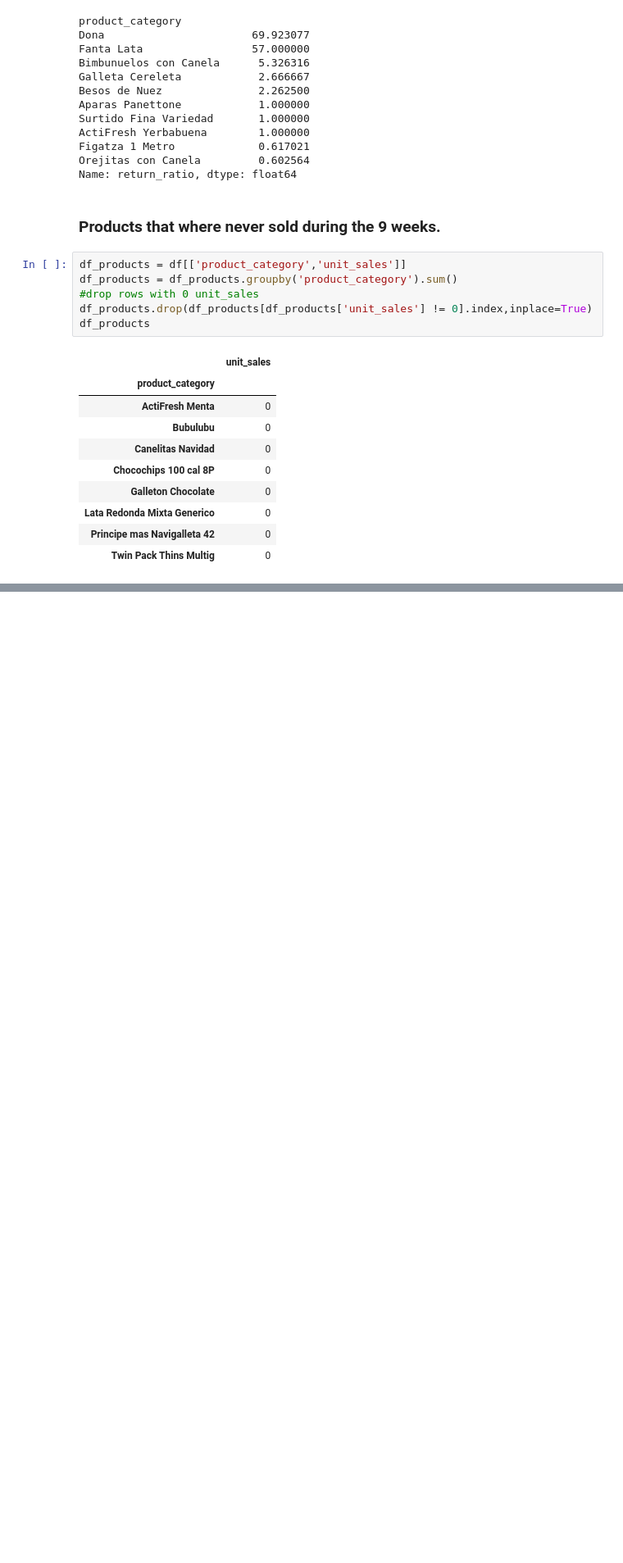
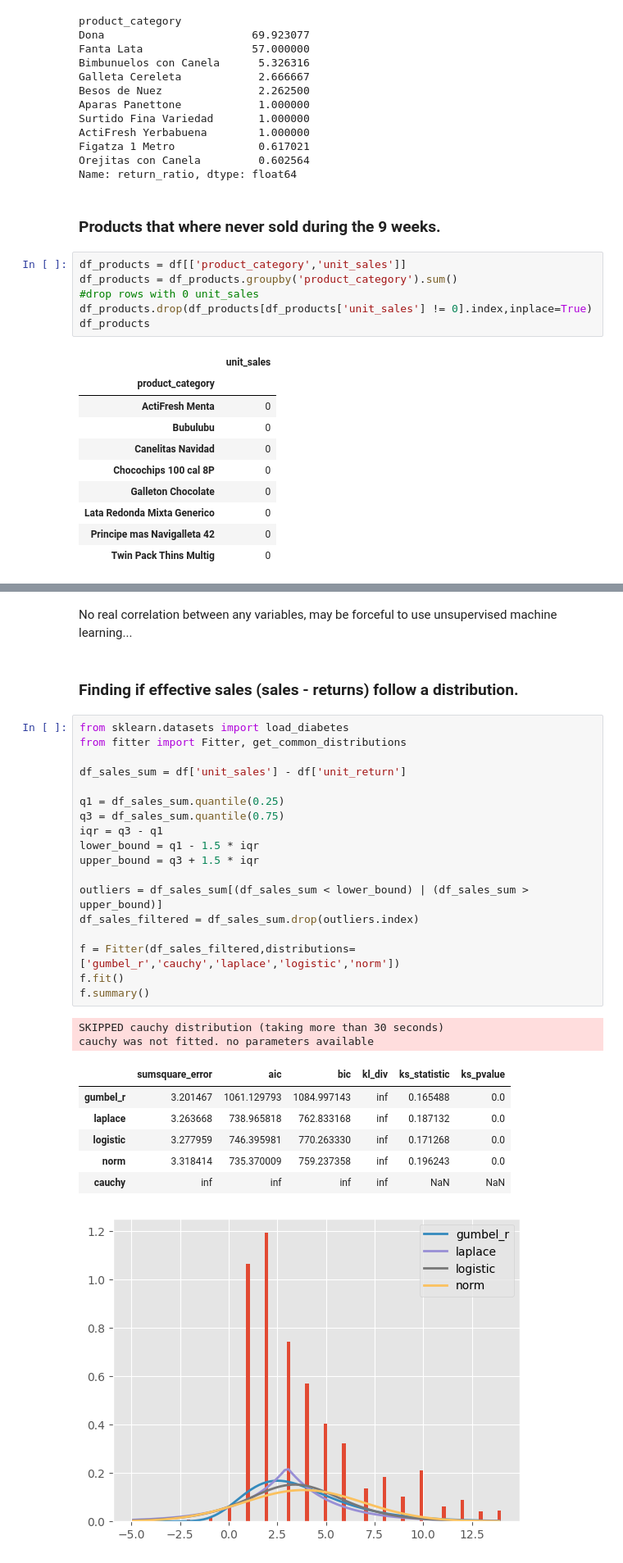
Before and after one commit to SimplySanti/FilRouge_Bimbo_Inventory, a Jupyter notebook: exploratory_analysis.ipynb, the cells around one changed output, grey strips where cells are left out. Shown at 82% size. Cells and saved outputs as stored; diff of their text form; blank space fills up the shorter version.

```diff
--- a/exploratory_analysis.ipynb
+++ b/exploratory_analysis.ipynb
@@ -321,0 +327,32 @@ Distribution of return amount per order. Boxplot - probabilities.
+# %% [markdown]
+No real correlation between any variables, may be forceful to use unsupervised machine learning...
+# %% [markdown]
+### Finding if effective sales (sales - returns) follow a distribution.
+# %%
+from sklearn.datasets import load_diabetes
+from fitter import Fitter, get_common_distributions
+
+df_sales_sum = df['unit_sales'] - df['unit_return']
+
+q1 = df_sales_sum.quantile(0.25)
+q3 = df_sales_sum.quantile(0.75)
+iqr = q3 - q1
+lower_bound = q1 - 1.5 * iqr
+upper_bound = q3 + 1.5 * iqr
+
+outliers = df_sales_sum[(df_sales_sum < lower_bound) | (df_sales_sum > upper_bound)]
+df_sales_filtered = df_sales_sum.drop(outliers.index)
+
+f = Fitter(df_sales_filtered,distributions=['gumbel_r','cauchy','laplace','logistic','norm'])
+f.fit()
+f.summary()
+# %% [output]
+SKIPPED cauchy distribution (taking more than 30 seconds)
+cauchy was not fitted. no parameters available
+|  | sumsquare_error | aic | bic | kl_div | ks_statistic | ks_pvalue |
+| gumbel_r | 3.201467 | 1061.129793 | 1084.997143 | inf | 0.165488 | 0.0 |
+| laplace | 3.263668 | 738.965818 | 762.833168 | inf | 0.187132 | 0.0 |
+| logistic | 3.277959 | 746.395981 | 770.263330 | inf | 0.171268 | 0.0 |
+| norm | 3.318414 | 735.370009 | 759.237358 | inf | 0.196243 | 0.0 |
+| cauchy | inf | inf | inf | inf | NaN | NaN |
+[figure, added]
```
Also changed, not shown: parts of 13 cells of this notebook.
